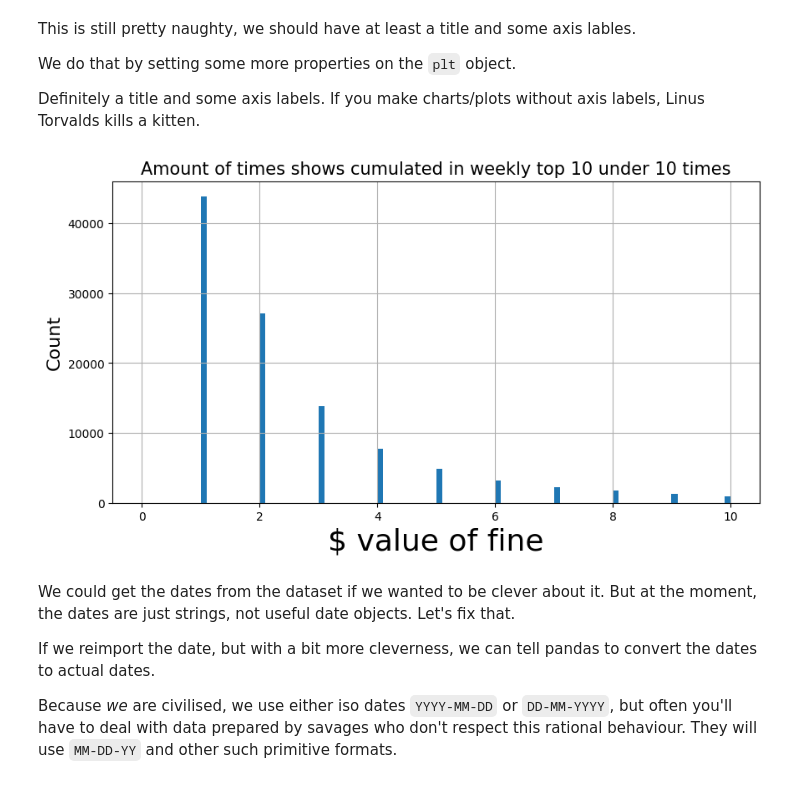
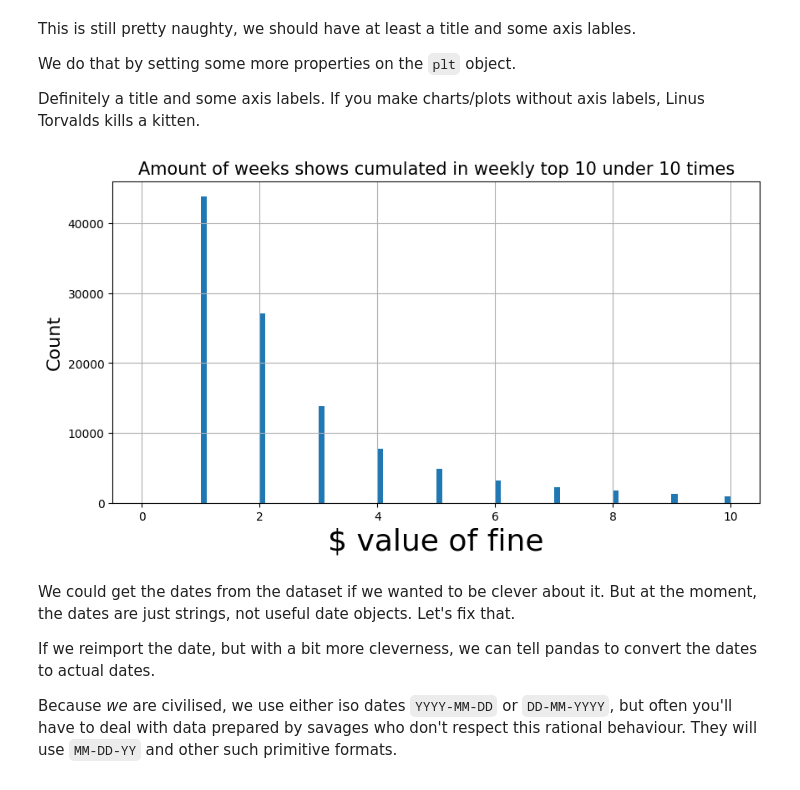
Before and after one commit to denyce-ng/CODE1161dataproject, a Jupyter notebook: basic_pandas copy.ipynb, the cells around one changed output. Cells and saved outputs as stored; diff of their text form; code cells hidden in the pictures.

```diff
--- a/basic_pandas copy.ipynb
+++ b/basic_pandas copy.ipynb
@@ -478,16 +478,16 @@ Definitely a title and some axis labels. If you make charts/plots without axis l
 # %%
 number_of_bins = 100
 lower_bound = 0
 upper_bound = 10
 
 plt.hist(netflix_data.cumulative_weeks_in_top_10, bins=number_of_bins, range=(lower_bound, upper_bound))
-plt.title("Amount of times shows cumulated in weekly top 10 under 10 times", fontsize=15)
+plt.title("Amount of weeks shows cumulated in weekly top 10 under 10 times", fontsize=15)
 plt.xlabel("$ value of fine", fontsize=26)
 plt.ylabel("Count", fontsize=16)
 plt.grid(True)
 plt.show()
 # %% [output]
-[figure, old version]
+[figure, new version]
 # %% [markdown]
 We could get the dates from the dataset if we wanted to be clever about it. But at the moment, the dates are just strings, not useful date objects. Let's fix that.
 
```
Also changed, not shown: parts of 10 cells of this notebook, 1 other file.
